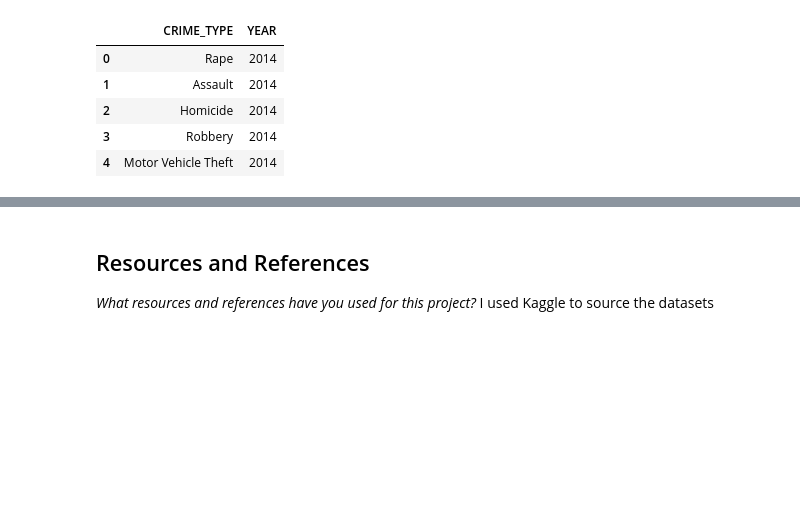
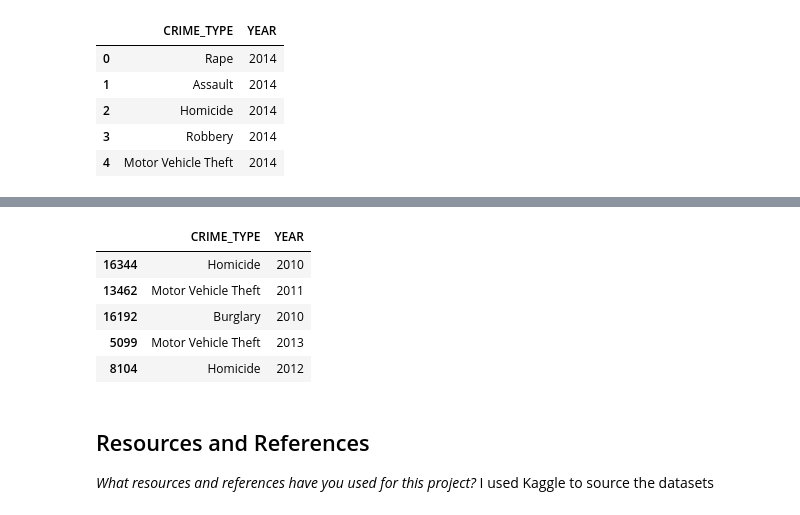
Before and after one commit to IT4063C-Fall23/final-project-jeremylshepherd, a Jupyter notebook: source.ipynb, the cells around one changed output, grey strips where cells are left out. Saved outputs shown, nothing was run; the diff lists cells and outputs as text; code cells hidden in the pictures; blank space fills up the shorter version.

```diff
--- a/source.ipynb
+++ b/source.ipynb
@@ -364,3 +400,15 @@ seattle_crime_df_v2.head()
+# %%
+from sklearn.model_selection import train_test_split
+
+seattle_train_set, seattle_test_set = train_test_split(seattle_crime_df_v2, test_size=0.2, random_state=42)
+seattle_train_set.head()
+# %% [output]
+|  | CRIME_TYPE | YEAR |
+| 16344 | Homicide | 2010 |
+| 13462 | Motor Vehicle Theft | 2011 |
+| 16192 | Burglary | 2010 |
+| 5099 | Motor Vehicle Theft | 2013 |
+| 8104 | Homicide | 2012 |
 # %% [markdown]
 ## Resources and References
 *What resources and references have you used for this project?*
```
Also changed, not shown: parts of 6 cells of this notebook, 2 other files.
